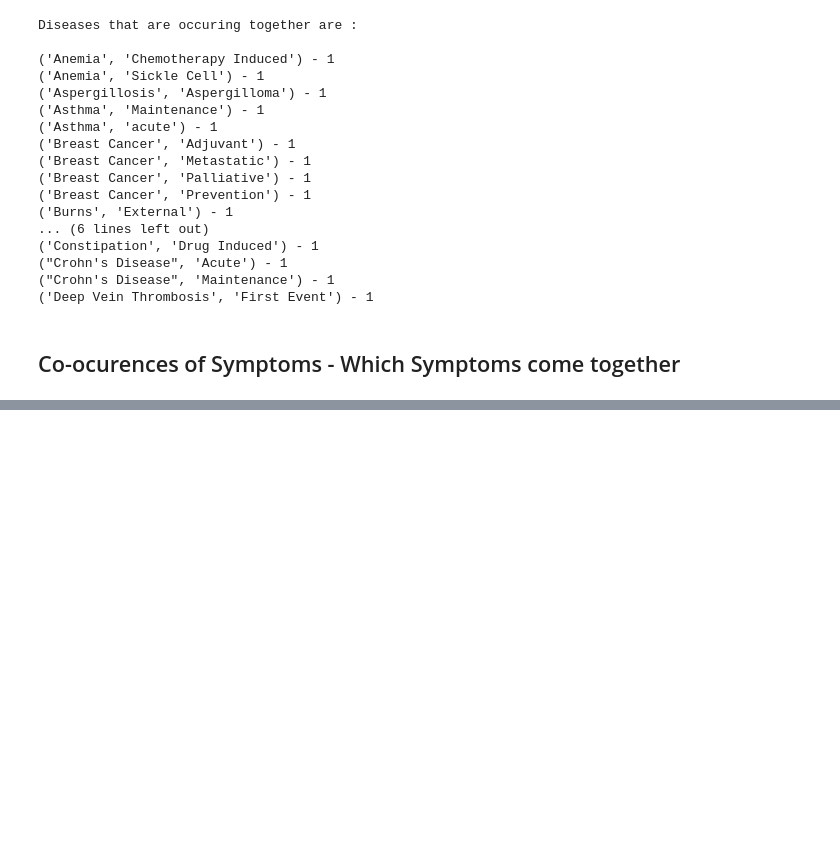
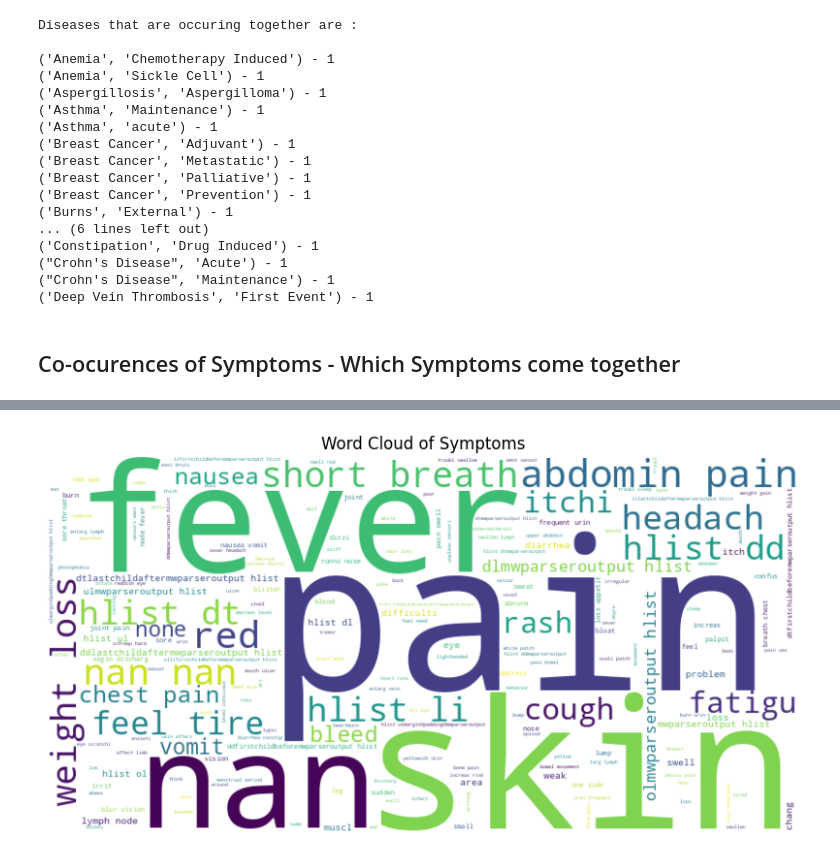
Before and after one commit to shobanasiranjeevilu/Healthcare_LLM, a Jupyter notebook: datacollection/data_processing.ipynb, the cells around one changed output, grey strips where cells are left out. Saved outputs shown, nothing was run; the diff lists cells and outputs as text; code cells hidden in the pictures; blank space fills up the shorter version.

```diff
--- a/datacollection/data_processing.ipynb
+++ b/datacollection/data_processing.ipynb
@@ -178,0 +232,23 @@ plt.show()
+# %%
+# Preprocessing function
+def preprocess_text(text):
+    if pd.isnull(text):
+        return None
+    # Lowercase the text
+    text = text.lower()
+    # Remove punctuation
+    text = text.translate(str.maketrans('', '', string.punctuation))
+    # Tokenize the text
+    tokens = word_tokenize(text)
+    # Remove stopwords
+    stop_words = set(stopwords.words('english'))
+    tokens = [word for word in tokens if word not in stop_words]
+    # Stem the words
+    stemmer = PorterStemmer()
+    tokens = [stemmer.stem(word) for word in tokens]
+    # Join tokens back into a string
+    preprocessed_text = ' '.join(tokens)
+    return preprocessed_text
+
+# Preprocessing the symptoms
+final_df['Preprocessed_Symptoms'] = final_df['Symptoms'].apply(preprocess_text)
@@ -178,0 +264,13 @@ plt.show()
+# %%
+# Word cloud generation
+all_preprocessed_symptoms = ' '.join(final_df['Preprocessed_Symptoms'].dropna())
+wordcloud = WordCloud(width=800, height=400, background_color ='white').generate(all_preprocessed_symptoms)
+
+# Word cloud Plot
+plt.figure(figsize=(10, 6))
+plt.imshow(wordcloud, interpolation='bilinear')
+plt.title('Word Cloud of Symptoms')
+plt.axis('off')
+plt.show()
+# %% [output]
+[figure, added]
```
Also changed, not shown: parts of 17 cells of this notebook.
